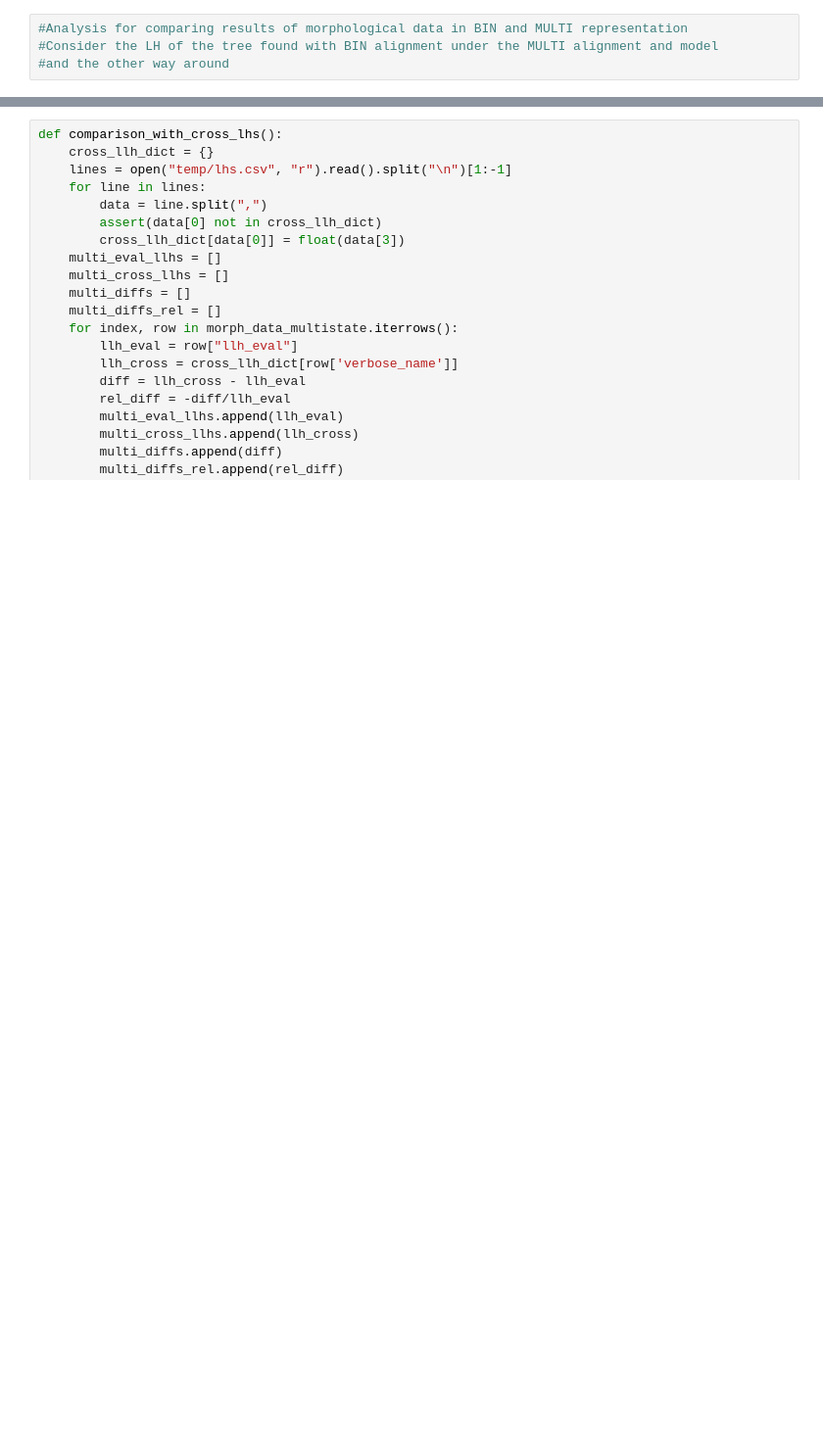
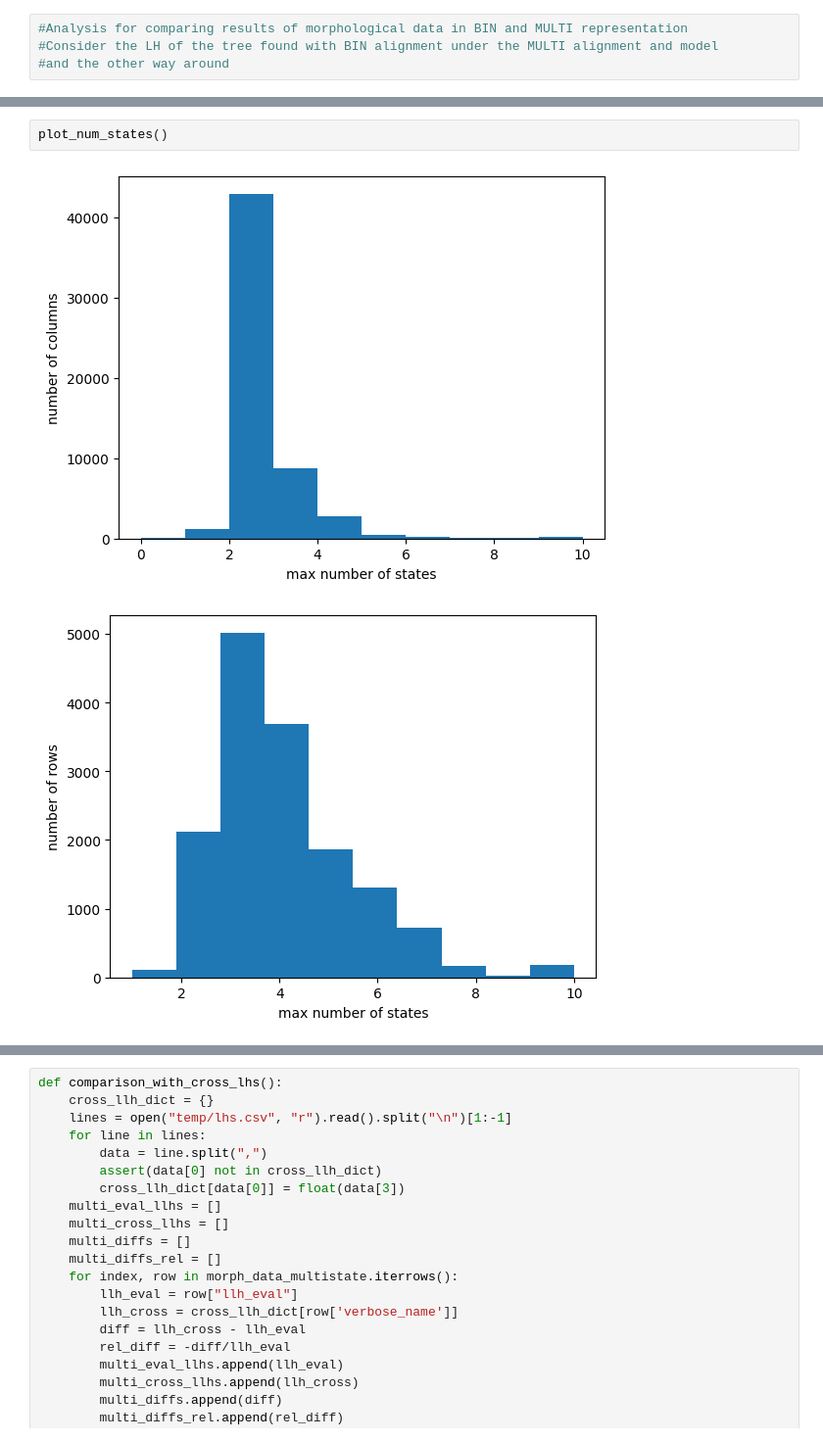
Before and after one commit to luisevonderwiese/mt_scripts, a Jupyter notebook: pipeline/CrossLHEvaluation.ipynb, the cells around one changed output, grey strips where cells are left out. Shown at 98% size. Drawn from its saved outputs; the diff is of its cells as text; blank space fills up the shorter version.

Commit message:
Move code for num states analysis

```diff
--- a/pipeline/CrossLHEvaluation.ipynb
+++ b/pipeline/CrossLHEvaluation.ipynb
@@ -4,0 +74,5 @@
+# %%
+plot_num_states()
+# %% [output]
+[figure, added]
+[figure, added]
```
Also changed, not shown: parts of 3 cells of this notebook, 2 other files.
